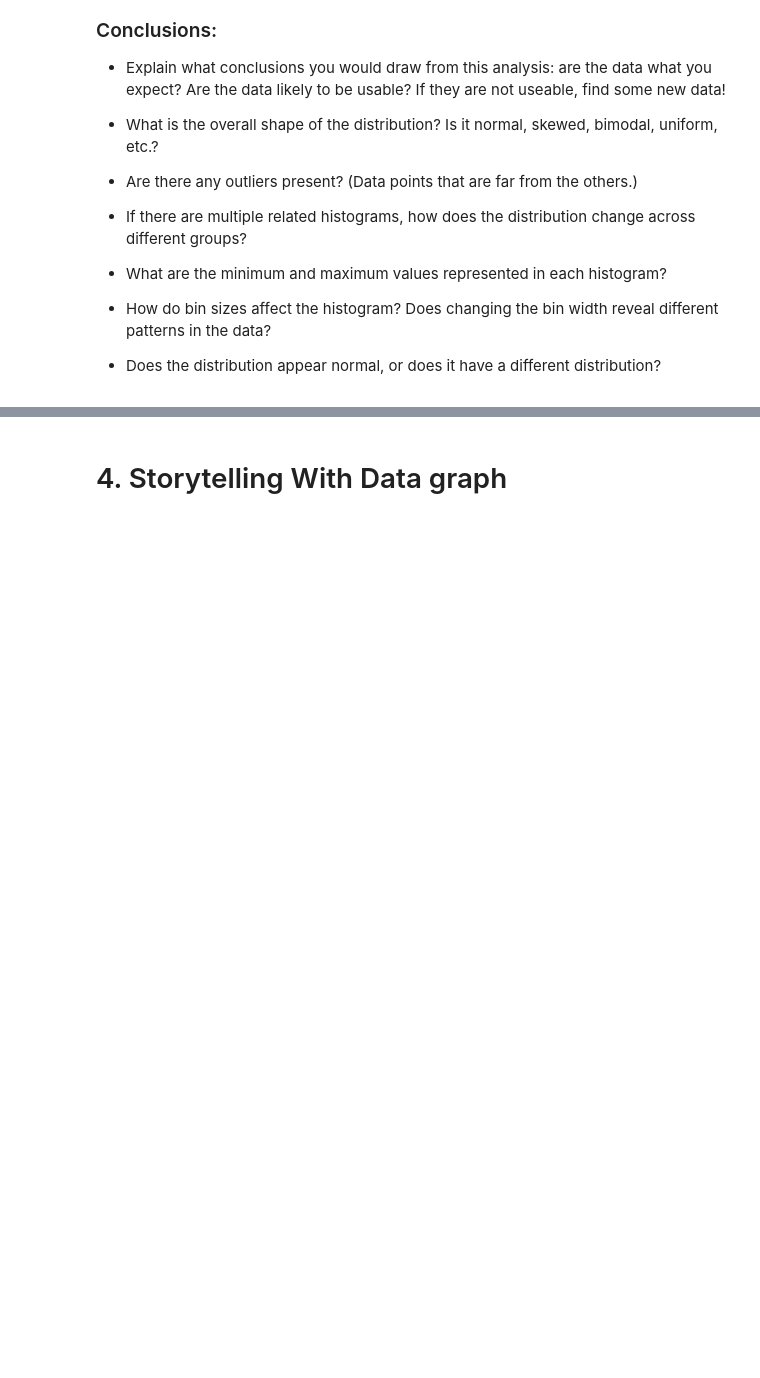
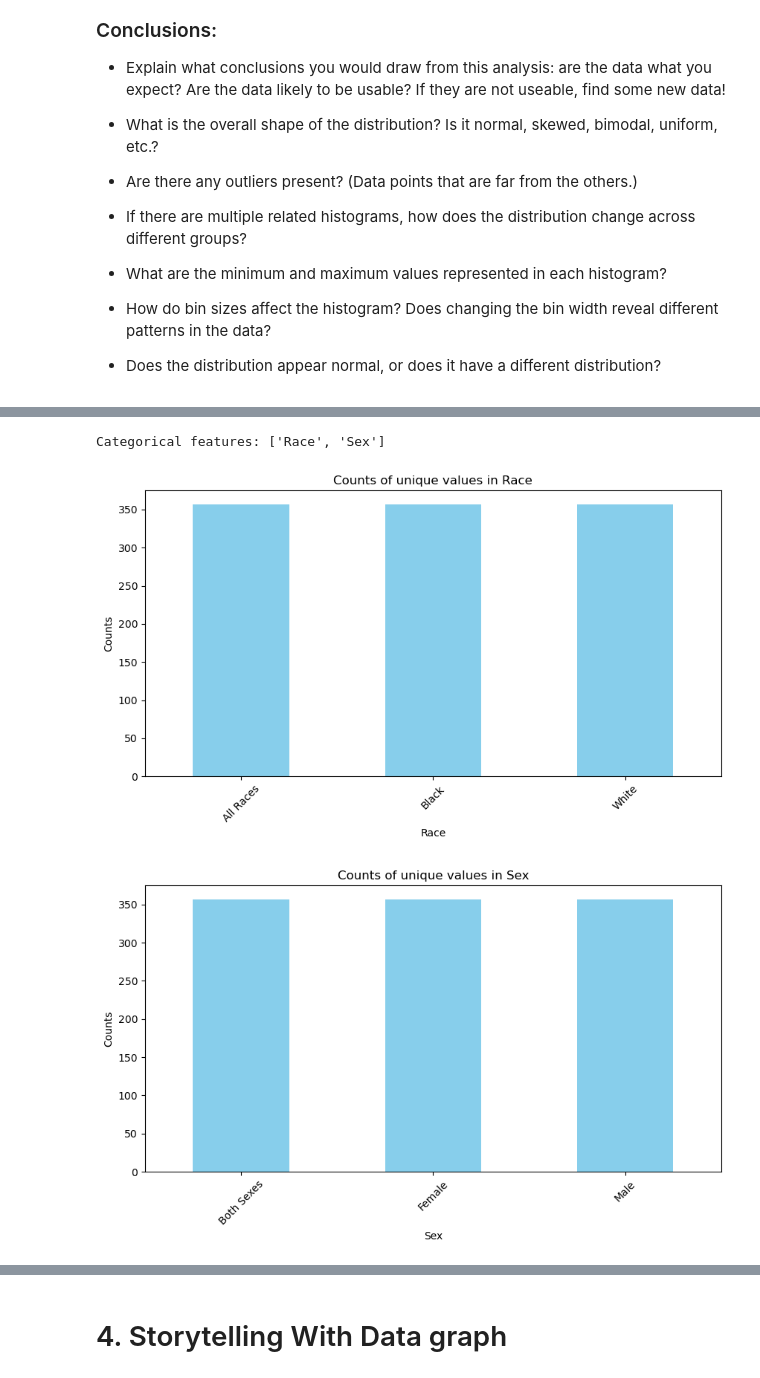
Before and after one commit to veniola/Module-B-semester-2, a Jupyter notebook: OMDS-ModB2-Week4.ipynb, the cells around one changed output, grey strips where cells are left out. Cells and saved outputs as stored; diff of their text form; code cells hidden in the pictures; blank space fills up the shorter version.

```diff
--- a/OMDS-ModB2-Week4.ipynb
+++ b/OMDS-ModB2-Week4.ipynb
@@ -61,0 +174,19 @@ This week, you will do the same types of exercises as last week, but you should
+# %%
+# MORE ANALYSIS:
+
+# Bar plot to indicate counts of each categorical variable
+categorical_features = nchs.select_dtypes(exclude=['number']).columns.tolist()    # To get list of categorical features
+print(f'\nCategorical features: {categorical_features}')
+
+for column in categorical_features:
+    plt.figure(figsize=(10, 5))
+    nchs[column].value_counts().plot(kind='bar', color='skyblue')
+    plt.title(f'Counts of unique values in {column}')
+    plt.xlabel(column)
+    plt.ylabel('Counts')
+    plt.xticks(rotation=45)
+    plt.show()
+# %% [output]
+Categorical features: ['Race', 'Sex']
+[figure, added]
+[figure, added]
```
Also changed, not shown: parts of 7 cells of this notebook, 1 other file.
